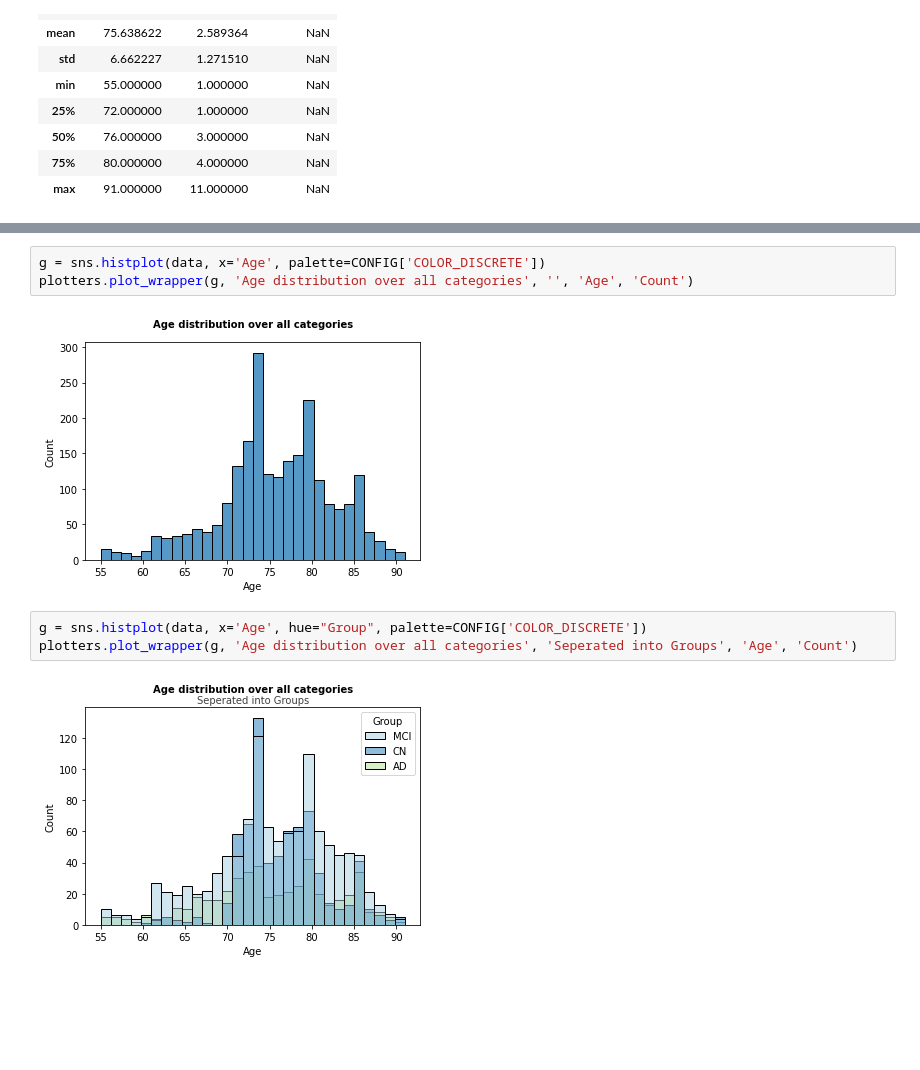
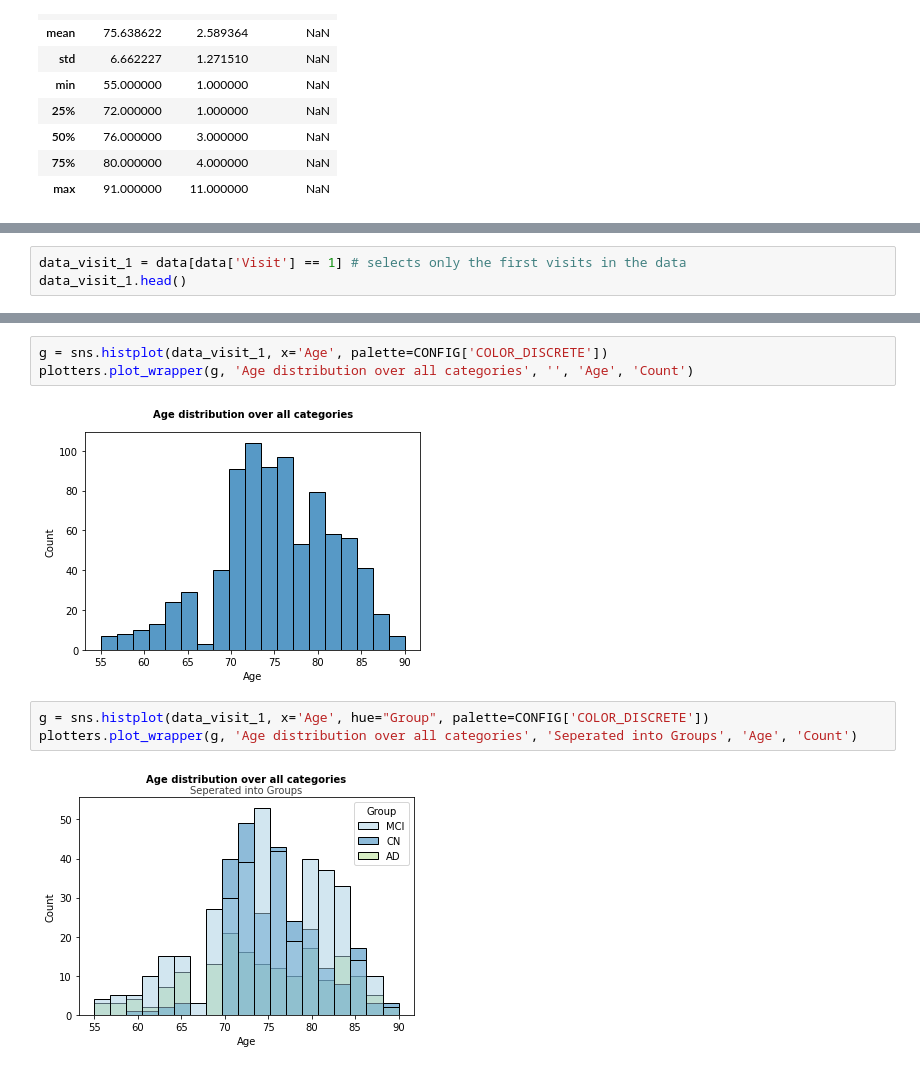
Before and after one commit to roman-studer/fhnw_ds_fs22_cdl1_cml1_Brain_Health_Challenge, a Jupyter notebook: notebooks/0_eda/Exploratory Data Analysis.ipynb, the cells around one changed output, grey strips where cells are left out. Cells and saved outputs as stored; diff of their text form; blank space fills up the shorter version.

```diff
--- a/notebooks/0_eda/Exploratory Data Analysis.ipynb
+++ b/notebooks/0_eda/Exploratory Data Analysis.ipynb
@@ -100,0 +121,3 @@ data.describe()
+# %%
+data_visit_1 = data[data['Visit'] == 1] # selects only the first visits in the data
+data_visit_1.head()
@@ -101,10 +131,10 @@ data.describe()
 # %%
-g = sns.histplot(data, x='Age', palette=CONFIG['COLOR_DISCRETE'])
+g = sns.histplot(data_visit_1, x='Age', palette=CONFIG['COLOR_DISCRETE'])
 plotters.plot_wrapper(g, 'Age distribution over all categories', '', 'Age', 'Count')
 # %% [output]
-[figure, old version]
+[figure, new version]
 # %%
-g = sns.histplot(data, x='Age', hue="Group", palette=CONFIG['COLOR_DISCRETE'])
+g = sns.histplot(data_visit_1, x='Age', hue="Group", palette=CONFIG['COLOR_DISCRETE'])
 plotters.plot_wrapper(g, 'Age distribution over all categories', 'Seperated into Groups', 'Age', 'Count')
 # %% [output]
-[figure, old version]
+[figure, new version]
```
Also changed, not shown: parts of 28 cells of this notebook, 9 other files.
